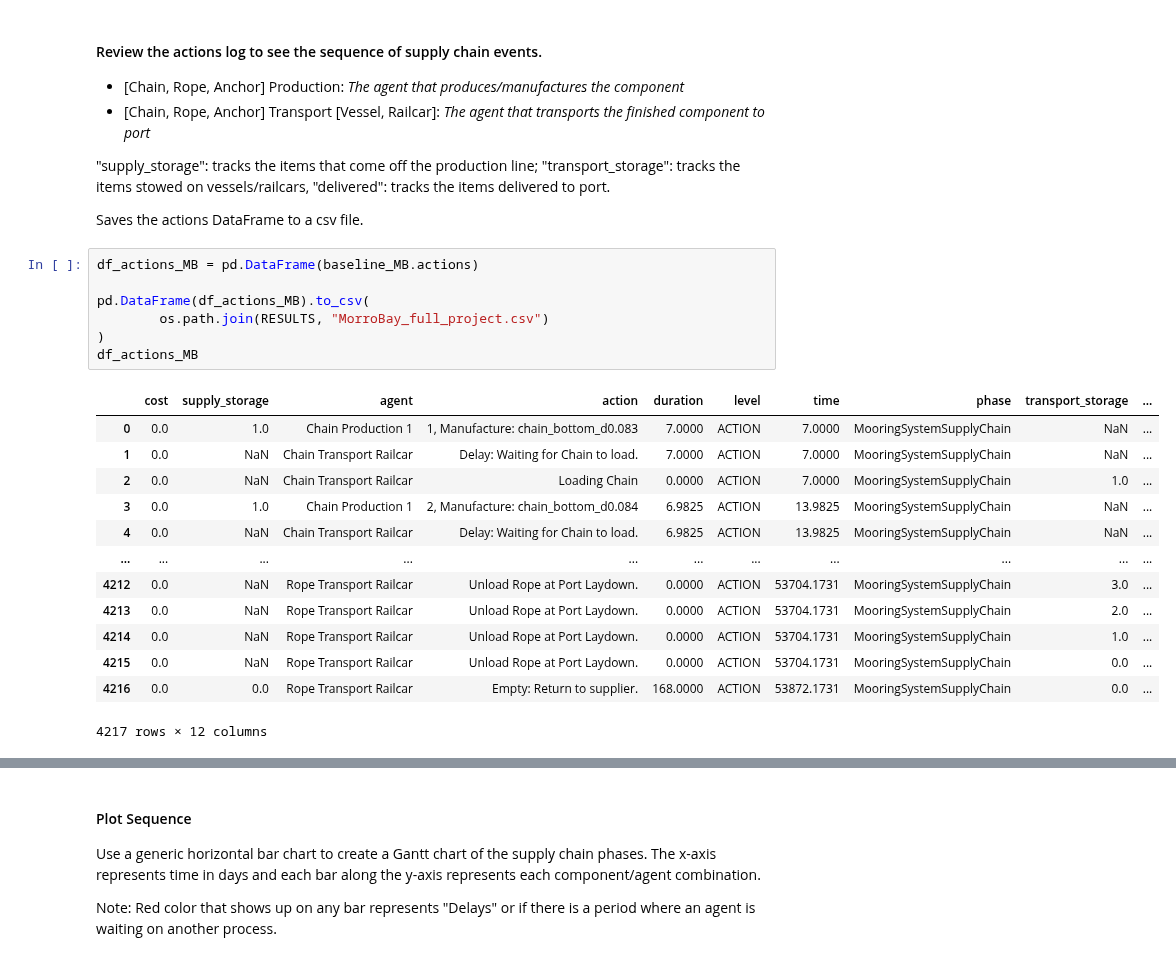
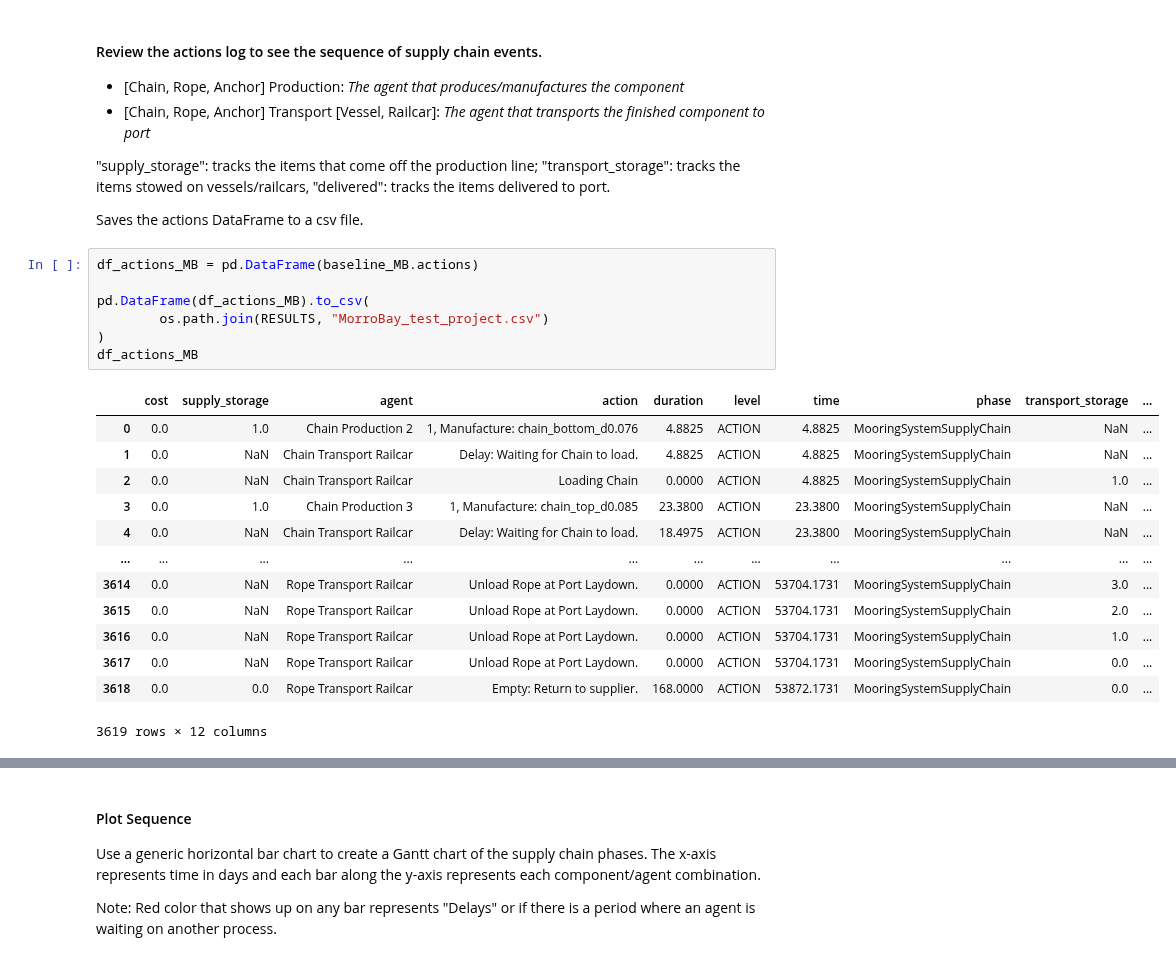
Before and after one commit to WISDEM/ORBIT, a Jupyter notebook: examples/Standard_Mooring/StandardMooring.ipynb, the cells around one changed output, grey strips where cells are left out. Cells and saved outputs as stored; diff of their text form.

```diff
--- a/examples/Standard_Mooring/StandardMooring.ipynb
+++ b/examples/Standard_Mooring/StandardMooring.ipynb
@@ -92,21 +103,21 @@ Saves the actions DataFrame to a csv file.
 # %%
 df_actions_MB = pd.DataFrame(baseline_MB.actions)
 
 pd.DataFrame(df_actions_MB).to_csv(
-        os.path.join(RESULTS, "MorroBay_full_project.csv")
+        os.path.join(RESULTS, "MorroBay_test_project.csv")
 )
 df_actions_MB
 # %% [output]
 |  | cost | supply_storage | agent | action | duration | level | time | phase | transport_storage | ... |
-| 0 | 0.0 | 1.0 | Chain Production 1 | 1, Manufacture: chain_bottom_d0.083 | 7.0000 | ACTION | 7.0000 | MooringSystemSupplyChain | NaN | ... |
-| 1 | 0.0 | NaN | Chain Transport Railcar | Delay: Waiting for Chain to load. | 7.0000 | ACTION | 7.0000 | MooringSystemSupplyChain | NaN | ... |
-| 2 | 0.0 | NaN | Chain Transport Railcar | Loading Chain | 0.0000 | ACTION | 7.0000 | MooringSystemSupplyChain | 1.0 | ... |
-| 3 | 0.0 | 1.0 | Chain Production 1 | 2, Manufacture: chain_bottom_d0.084 | 6.9825 | ACTION | 13.9825 | MooringSystemSupplyChain | NaN | ... |
-| 4 | 0.0 | NaN | Chain Transport Railcar | Delay: Waiting for Chain to load. | 6.9825 | ACTION | 13.9825 | MooringSystemSupplyChain | NaN | ... |
+| 0 | 0.0 | 1.0 | Chain Production 2 | 1, Manufacture: chain_bottom_d0.076 | 4.8825 | ACTION | 4.8825 | MooringSystemSupplyChain | NaN | ... |
+| 1 | 0.0 | NaN | Chain Transport Railcar | Delay: Waiting for Chain to load. | 4.8825 | ACTION | 4.8825 | MooringSystemSupplyChain | NaN | ... |
+| 2 | 0.0 | NaN | Chain Transport Railcar | Loading Chain | 0.0000 | ACTION | 4.8825 | MooringSystemSupplyChain | 1.0 | ... |
+| 3 | 0.0 | 1.0 | Chain Production 3 | 1, Manufacture: chain_top_d0.085 | 23.3800 | ACTION | 23.3800 | MooringSystemSupplyChain | NaN | ... |
+| 4 | 0.0 | NaN | Chain Transport Railcar | Delay: Waiting for Chain to load. | 18.4975 | ACTION | 23.3800 | MooringSystemSupplyChain | NaN | ... |
 | ... | ... | ... | ... | ... | ... | ... | ... | ... | ... | ... |
-| 4212 | 0.0 | NaN | Rope Transport Railcar | Unload Rope at Port Laydown. | 0.0000 | ACTION | 53704.1731 | MooringSystemSupplyChain | 3.0 | ... |
-| 4213 | 0.0 | NaN | Rope Transport Railcar | Unload Rope at Port Laydown. | 0.0000 | ACTION | 53704.1731 | MooringSystemSupplyChain | 2.0 | ... |
-| 4214 | 0.0 | NaN | Rope Transport Railcar | Unload Rope at Port Laydown. | 0.0000 | ACTION | 53704.1731 | MooringSystemSupplyChain | 1.0 | ... |
-| 4215 | 0.0 | NaN | Rope Transport Railcar | Unload Rope at Port Laydown. | 0.0000 | ACTION | 53704.1731 | MooringSystemSupplyChain | 0.0 | ... |
-| 4216 | 0.0 | 0.0 | Rope Transport Railcar | Empty: Return to supplier. | 168.0000 | ACTION | 53872.1731 | MooringSystemSupplyChain | 0.0 | ... |
+| 3614 | 0.0 | NaN | Rope Transport Railcar | Unload Rope at Port Laydown. | 0.0000 | ACTION | 53704.1731 | MooringSystemSupplyChain | 3.0 | ... |
+| 3615 | 0.0 | NaN | Rope Transport Railcar | Unload Rope at Port Laydown. | 0.0000 | ACTION | 53704.1731 | MooringSystemSupplyChain | 2.0 | ... |
+| 3616 | 0.0 | NaN | Rope Transport Railcar | Unload Rope at Port Laydown. | 0.0000 | ACTION | 53704.1731 | MooringSystemSupplyChain | 1.0 | ... |
+| 3617 | 0.0 | NaN | Rope Transport Railcar | Unload Rope at Port Laydown. | 0.0000 | ACTION | 53704.1731 | MooringSystemSupplyChain | 0.0 | ... |
+| 3618 | 0.0 | 0.0 | Rope Transport Railcar | Empty: Return to supplier. | 168.0000 | ACTION | 53872.1731 | MooringSystemSupplyChain | 0.0 | ... |
-4217 rows × 12 columns
+3619 rows × 12 columns
```
Also changed, not shown: parts of 4 cells of this notebook, 1 other file.
